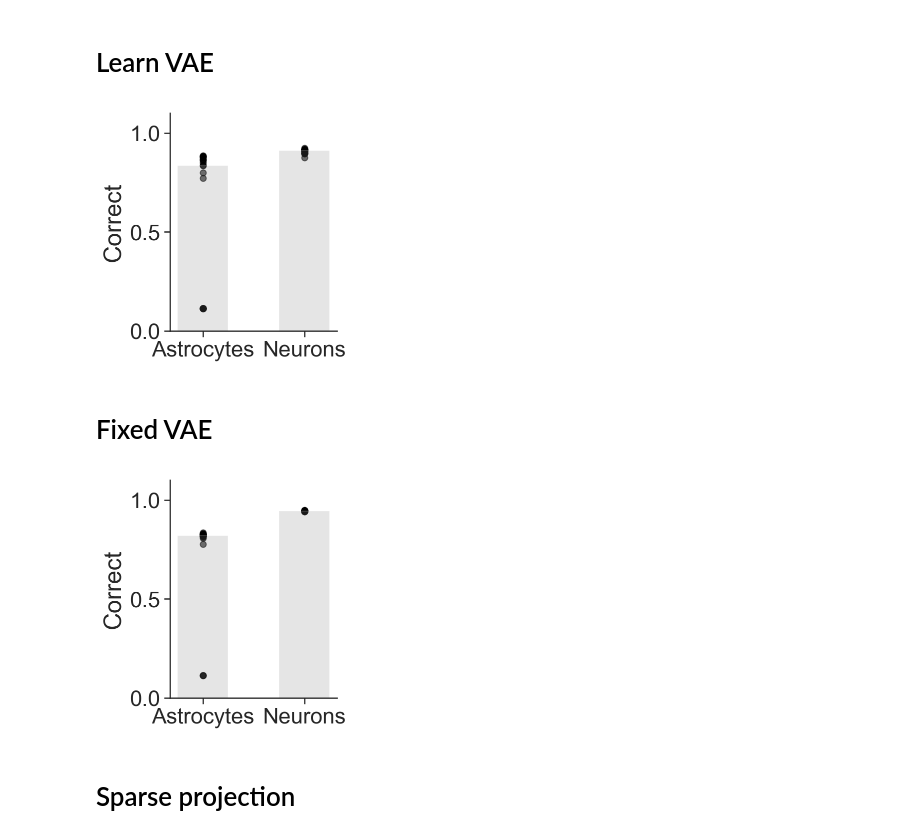
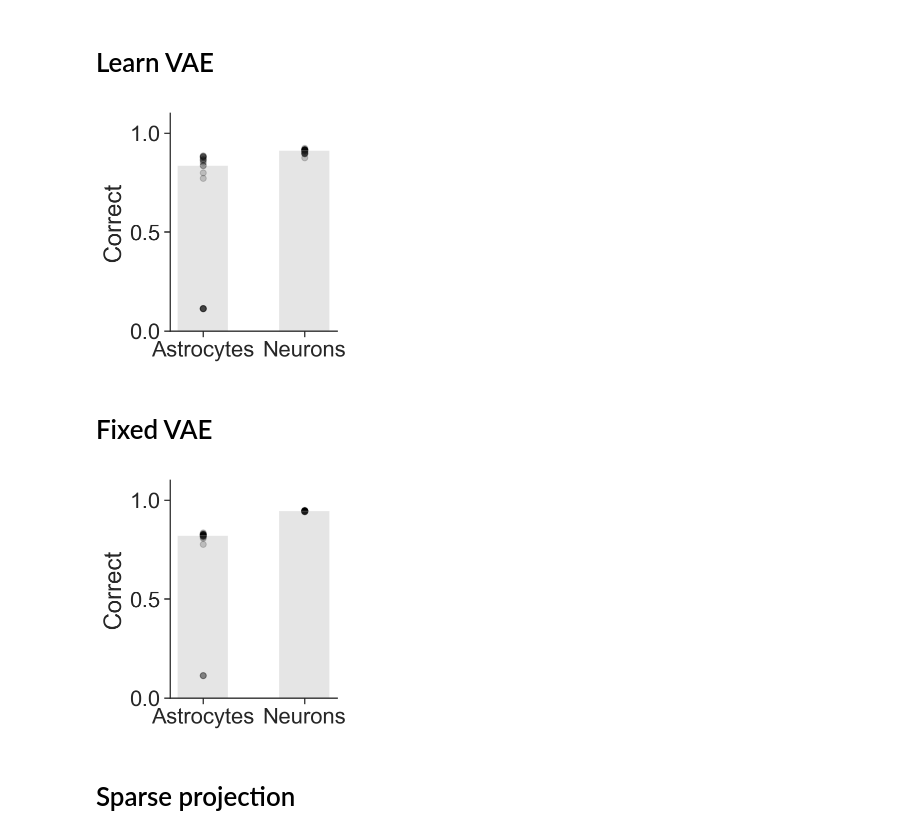
Before and after one commit to CoAxLab/glia_playing_atari, a Jupyter notebook: notebooks/digits_exp151-156.ipynb, the cells around one changed output. Drawn from its saved outputs; the diff is of its cells as text; code cells hidden in the pictures.

```diff
--- a/notebooks/digits_exp151-156.ipynb
+++ b/notebooks/digits_exp151-156.ipynb
@@ -55,19 +55,19 @@ exp156 = get_data(exp156_files, "correct")
 # %%
 # Est stats
 models = ["AAN", "ANN"]
 means = [np.median(exp151["correct"]), np.median(exp152["correct"])]
 
 fig = plt.figure(figsize=(3, 4))
 grid = plt.GridSpec(1, 1, wspace=0.3, hspace=0.8)
 plt.bar(models, means, color="grey", alpha=0.2, width=0.5)
-plt.scatter(x=np.repeat(0, 20), y=exp151["correct"], color="black", alpha=0.6)
-plt.scatter(x=np.repeat(1, 20), y=exp152["correct"], color="black", alpha=0.6)
+plt.scatter(x=np.repeat(0, 20), y=exp151["correct"], color="black", alpha=0.2)
+plt.scatter(x=np.repeat(1, 20), y=exp152["correct"], color="black", alpha=0.2)
 plt.xticks(np.array([0,1]), ('Astrocytes', 'Neurons'))
 plt.ylim(0, 1.1)
 plt.ylabel("Correct")
 _ = sns.despine()
 # %% [output]
-[figure, old version]
+[figure, new version]
 # %% [markdown]
 # Fixed VAE
 # %%
@@ -78,14 +78,14 @@ means = [np.median(exp153["correct"]), np.median(exp154["correct"])]
 fig = plt.figure(figsize=(3, 4))
 grid = plt.GridSpec(1, 1, wspace=0.3, hspace=0.8)
 plt.bar(models, means, color="grey", alpha=0.2, width=0.5)
-plt.scatter(x=np.repeat(0, 20), y=exp153["correct"], color="black", alpha=0.6)
-plt.scatter(x=np.repeat(1, 20), y=exp154["correct"], color="black", alpha=0.6)
+plt.scatter(x=np.repeat(0, 20), y=exp153["correct"], color="black", alpha=0.2)
+plt.scatter(x=np.repeat(1, 20), y=exp154["correct"], color="black", alpha=0.2)
 plt.xticks(np.array([0,1]), ('Astrocytes', 'Neurons'))
 plt.ylim(0, 1.1)
 plt.ylabel("Correct")
 _ = sns.despine()
 # %% [output]
-[figure, old version]
+[figure, new version]
 # %% [markdown]
 # Sparse projection
 # %%
```
Also changed, not shown: parts of 1 cell of this notebook, 1 other file.
